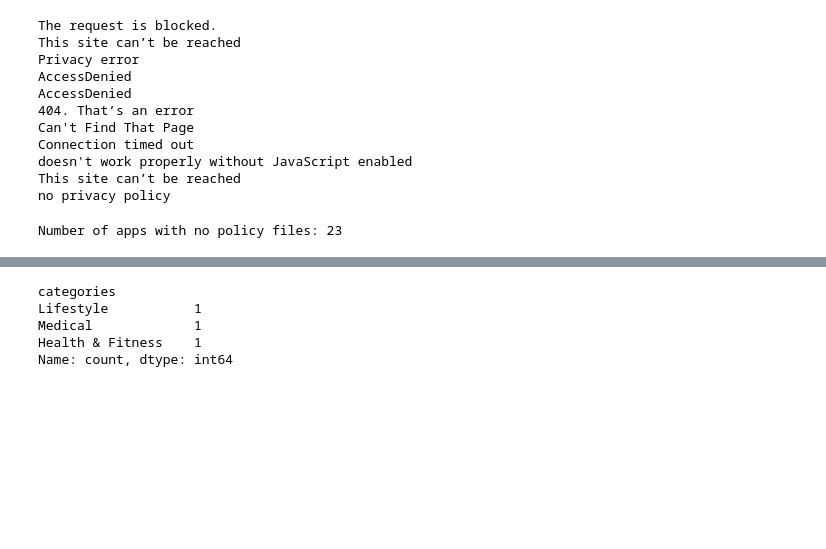
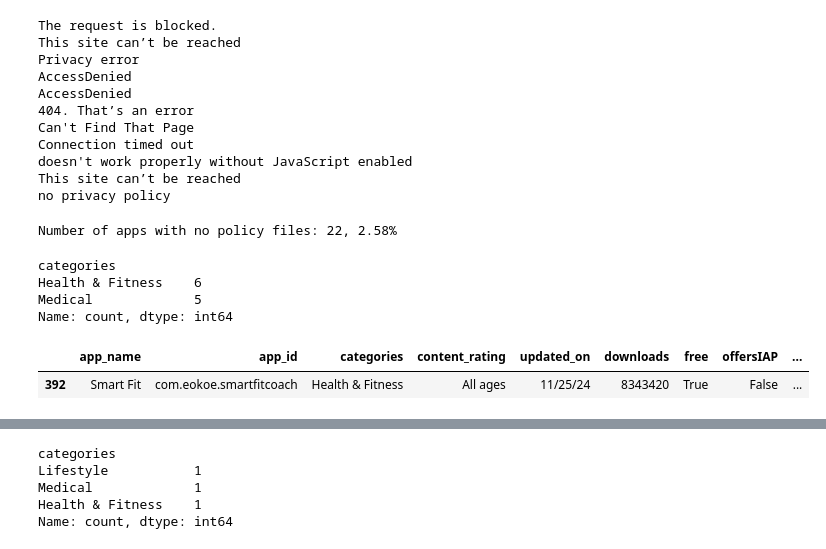
Before and after one commit to hd-oo7/mhealth_apps, a Jupyter notebook: code/04_privacy_policy_analysis.ipynb, the cells around one changed output, grey strips where cells are left out. Cells and saved outputs as stored; diff of their text form; code cells hidden in the pictures; blank space fills up the shorter version.

```diff
--- a/code/04_privacy_policy_analysis.ipynb
+++ b/code/04_privacy_policy_analysis.ipynb
@@ -67,9 +67,24 @@ no privacy policy
 apps_no_policy = mhealth_apps[mhealth_apps['privacy_policy_file'] == 'No']
 apps_with_errors = mhealth_apps[mhealth_apps['app_id'].isin(error_policy)]
 apps_no_policy = pd.concat([apps_no_policy, apps_with_errors])
-print(f'Number of apps with no policy files: {len(apps_no_policy)}')
+print(f'Number of apps with no policy files: {len(apps_no_policy)}, {round(len(apps_no_policy)/len(mhealth_apps)*100, 2)}%')
 # %% [output]
-Number of apps with no policy files: 23
+Number of apps with no policy files: 22, 2.58%
+# %%
+apps_by_category = apps_with_errors['categories'].value_counts()
+print(apps_by_category)
+
+# Sort by downloads in descending order and print the first row
+top_app_error = apps_with_errors.sort_values(by="downloads", ascending=False).head(1)
+# print(top_app_error['categories'])
+top_app_error
+# %% [output]
+categories
+Health & Fitness    6
+Medical             5
+Name: count, dtype: int64
+|  | app_name | app_id | categories | content_rating | updated_on | downloads | free | offersIAP | ... |
+| 392 | Smart Fit | com.eokoe.smartfitcoach | Health & Fitness | All ages | 11/25/24 | 8343420 | True | False | ... |
 # %%
 print(f"Number of apps 'is_privacy_policy' is 'Yes' but with no policy files:")
 print(len(mhealth_apps[(mhealth_apps['privacy_policy_file'] == 'No') & (mhealth_apps['is_privacy_policy'] == 'Yes')]))
```
Also changed, not shown: parts of 4 cells of this notebook, 14 other files.
